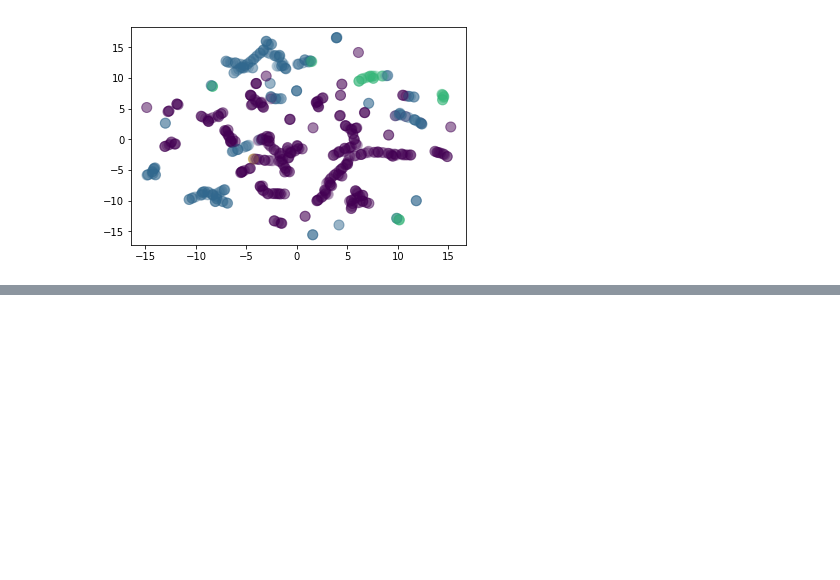
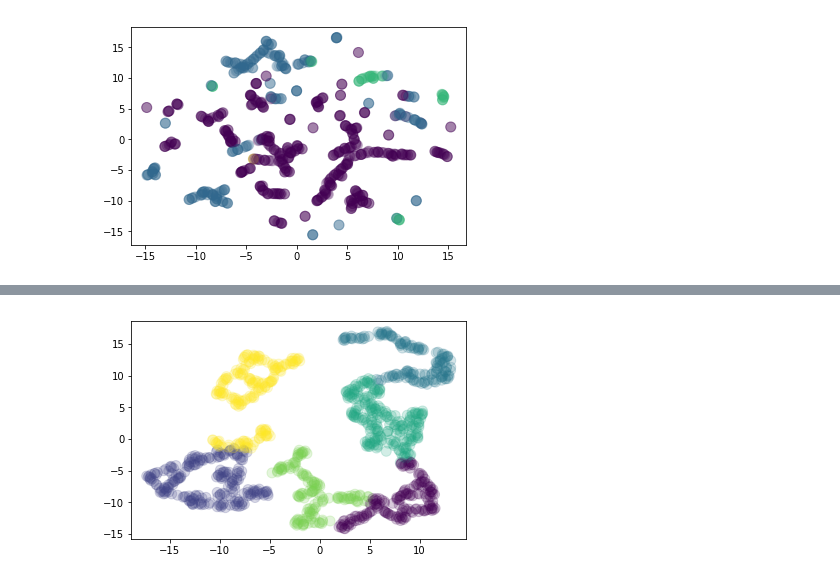
Before and after one commit to VolodyaCO/ieu_clustering_towns, a Jupyter notebook: K_Means_Analysis.ipynb, the cells around one changed output, grey strips where cells are left out. Cells and saved outputs as stored; diff of their text form; code cells hidden in the pictures; blank space fills up the shorter version.

```diff
--- a/K_Means_Analysis.ipynb
+++ b/K_Means_Analysis.ipynb
@@ -428,0 +475,8 @@ show(p)
+# %%
+kmeans = KMeans(n_clusters=6, random_state=0,).fit(embedded)
+reducer = umap.UMAP(n_neighbors=20, min_dist=0.9)
+embedding = reducer.fit_transform(embedded)
+plt.scatter(*embedding.T, s=100, alpha=0.2,c=kmeans.labels_)
+plt.show()
+# %% [output]
+[figure, added]
```
Also changed, not shown: parts of 7 cells of this notebook, 2 other files.
